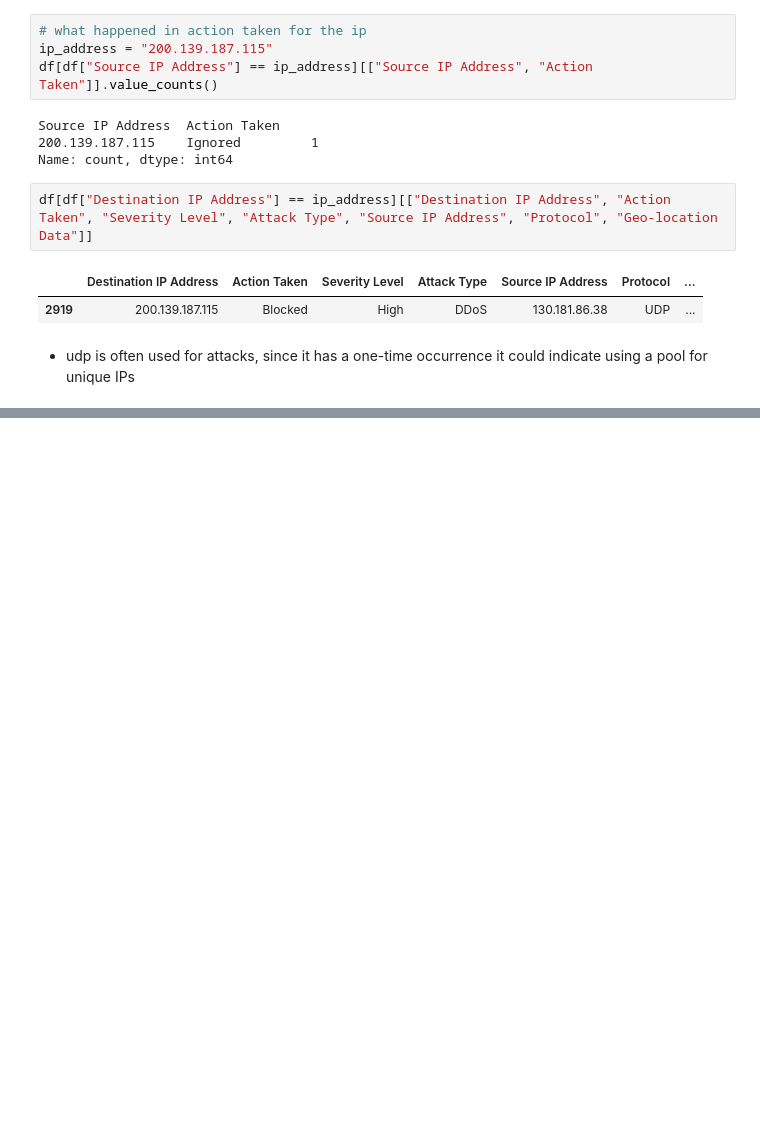
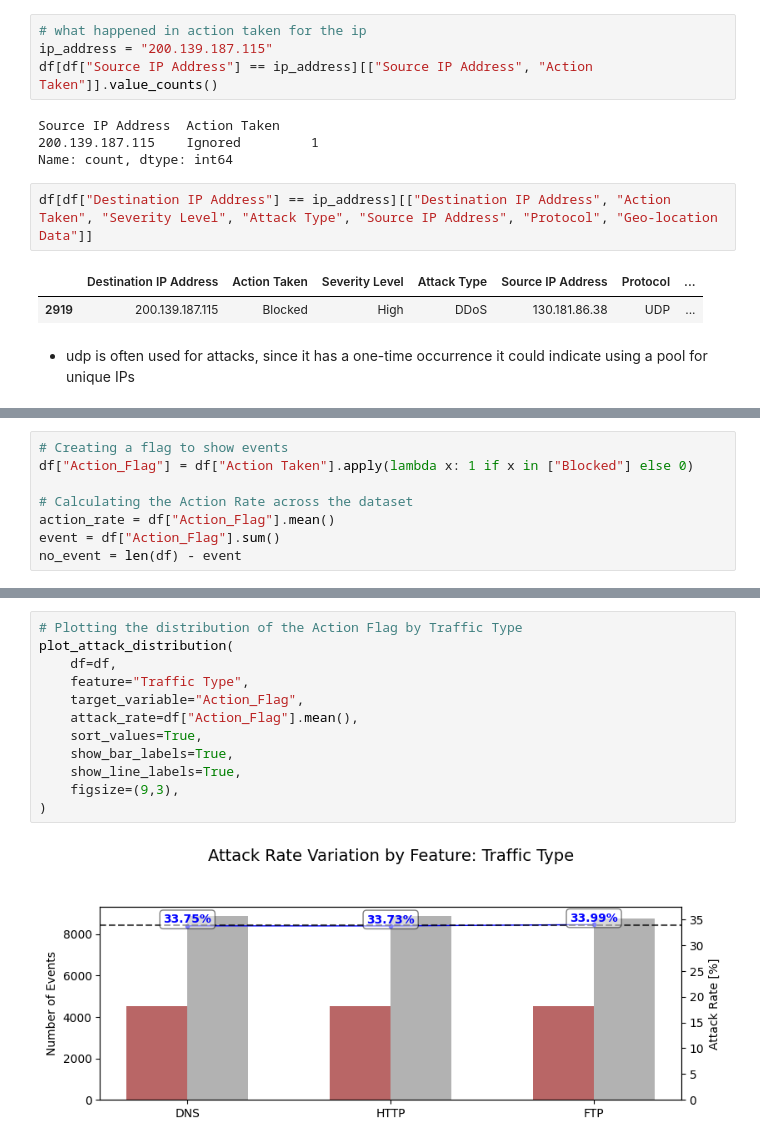
Before and after one commit to natfaria/cyberAttack, a Jupyter notebook: cyberattacks/notebooks/EDA.ipynb, the cells around one changed output, grey strips where cells are left out. Drawn from its saved outputs; the diff is of its cells as text; blank space fills up the shorter version.

```diff
--- a/cyberattacks/notebooks/EDA.ipynb
+++ b/cyberattacks/notebooks/EDA.ipynb
@@ -547,0 +574,8 @@ blocked_ips
+# %%
+# Creating a flag to show events
+df["Action_Flag"] = df["Action Taken"].apply(lambda x: 1 if x in ["Blocked"] else 0)
+
+# Calculating the Action Rate across the dataset
+action_rate = df["Action_Flag"].mean()
+event = df["Action_Flag"].sum()
+no_event = len(df) - event
@@ -547,0 +593,14 @@ blocked_ips
+# %%
+# Plotting the distribution of the Action Flag by Traffic Type
+plot_attack_distribution(
+    df=df,
+    feature="Traffic Type",
+    target_variable="Action_Flag",
+    attack_rate=df["Action_Flag"].mean(),
+    sort_values=True,
+    show_bar_labels=True,
+    show_line_labels=True,
+    figsize=(9,3),
+)
+# %% [output]
+[figure, added]
```
Also changed, not shown: parts of 12 cells of this notebook, 1 other file.
